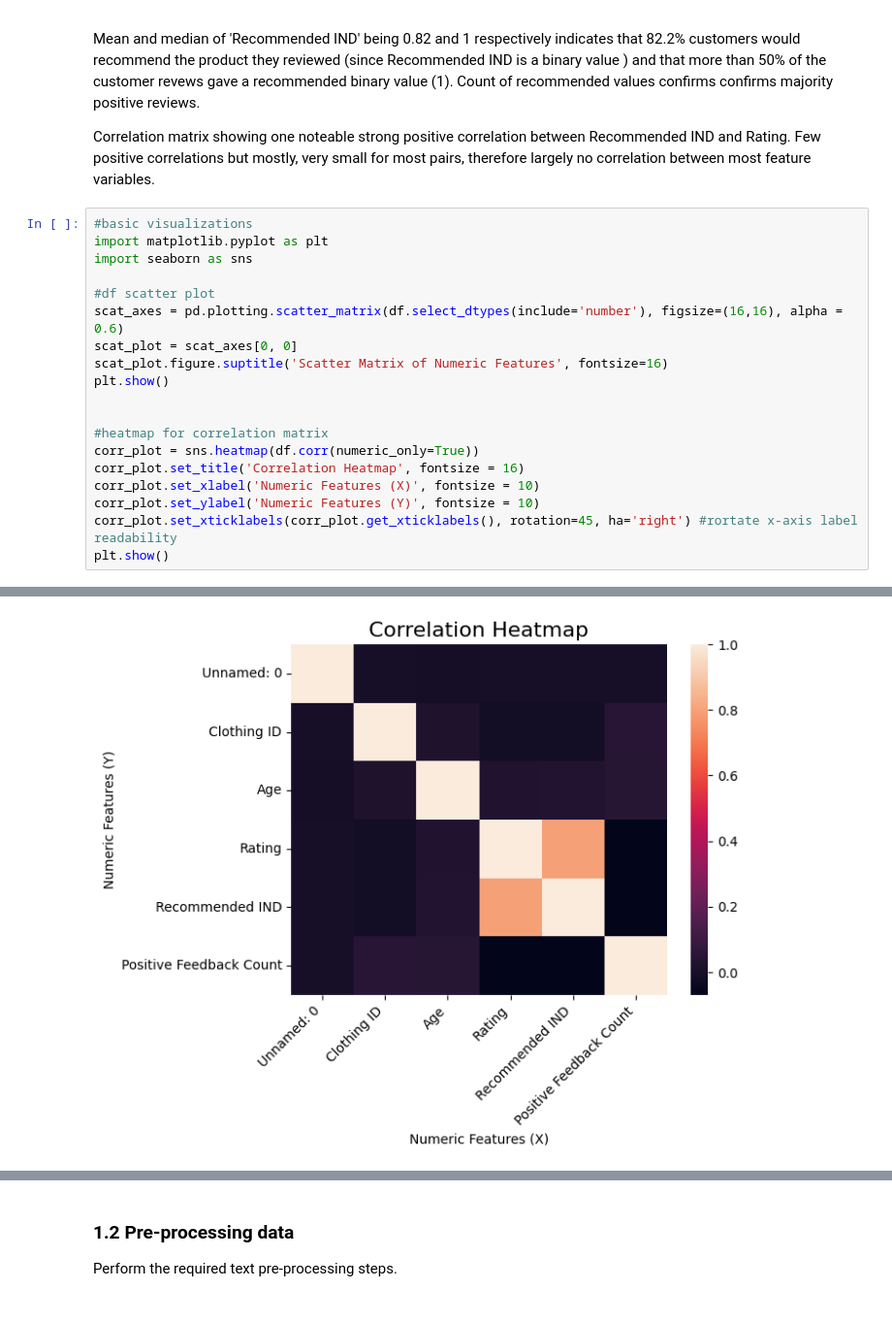
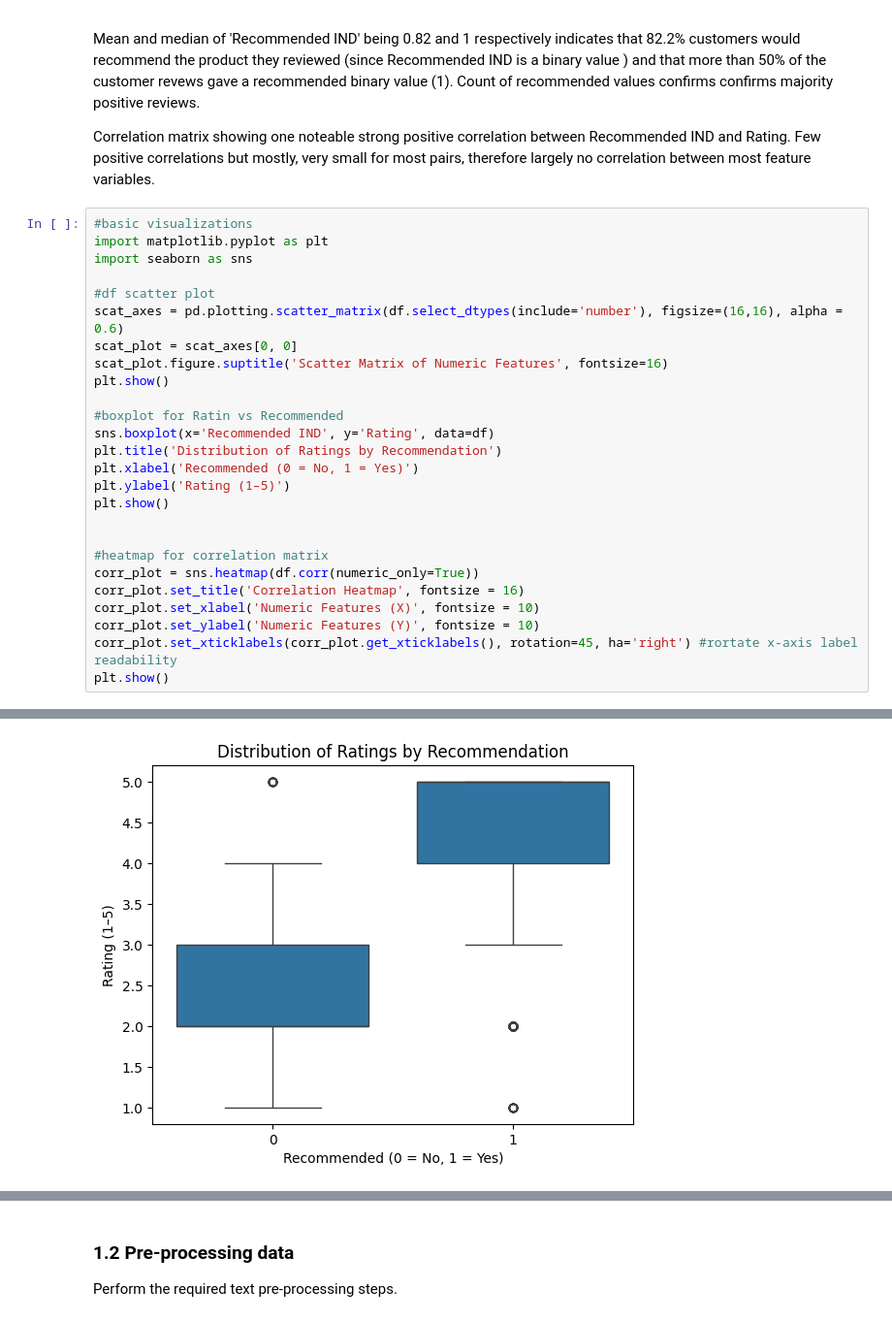
Before and after one commit to theaussiepie/basic_webapp_prod_rec_w-nlp, a Jupyter notebook: eda/eda.ipynb, the cells around one changed output, grey strips where cells are left out. Shown at 97% size. Cells and saved outputs as stored; diff of their text form.

Commit message:
complete basic eda notes a plots, add boxplot for clarification

```diff
--- a/eda/eda.ipynb
+++ b/eda/eda.ipynb
@@ -155,22 +155,29 @@ but mostly, very small for most pairs, therefore largely no correlation between
 # %%
 #basic visualizations
 import matplotlib.pyplot as plt
 import seaborn as sns
 
 #df scatter plot
 scat_axes = pd.plotting.scatter_matrix(df.select_dtypes(include='number'), figsize=(16,16), alpha = 0.6)
 scat_plot = scat_axes[0, 0]
 scat_plot.figure.suptitle('Scatter Matrix of Numeric Features', fontsize=16)
 plt.show()
 
+#boxplot for Ratin vs Recommended
+sns.boxplot(x='Recommended IND', y='Rating', data=df)
+plt.title('Distribution of Ratings by Recommendation')
+plt.xlabel('Recommended (0 = No, 1 = Yes)')
+plt.ylabel('Rating (1–5)')
+plt.show()
+
 
 #heatmap for correlation matrix
 corr_plot = sns.heatmap(df.corr(numeric_only=True))
 corr_plot.set_title('Correlation Heatmap', fontsize = 16)
 corr_plot.set_xlabel('Numeric Features (X)', fontsize = 10)
 corr_plot.set_ylabel('Numeric Features (Y)', fontsize = 10)
 corr_plot.set_xticklabels(corr_plot.get_xticklabels(), rotation=45, ha='right') #rortate x-axis label readability
 plt.show()
 # %% [output]
 [figure]
-[figure, old version]
+[figure, new version]
```
Also changed, not shown: parts of 2 cells of this notebook.
